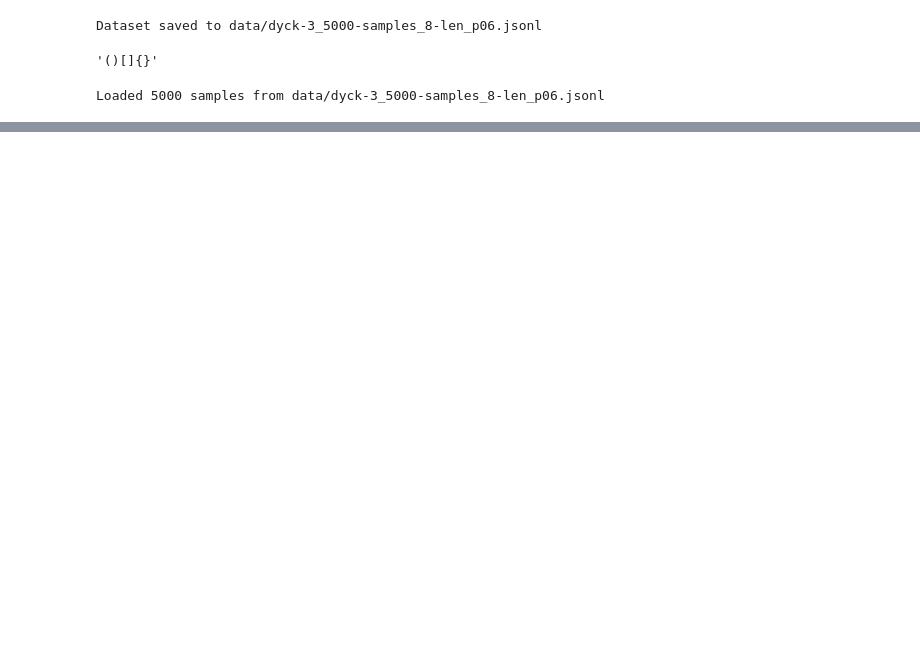
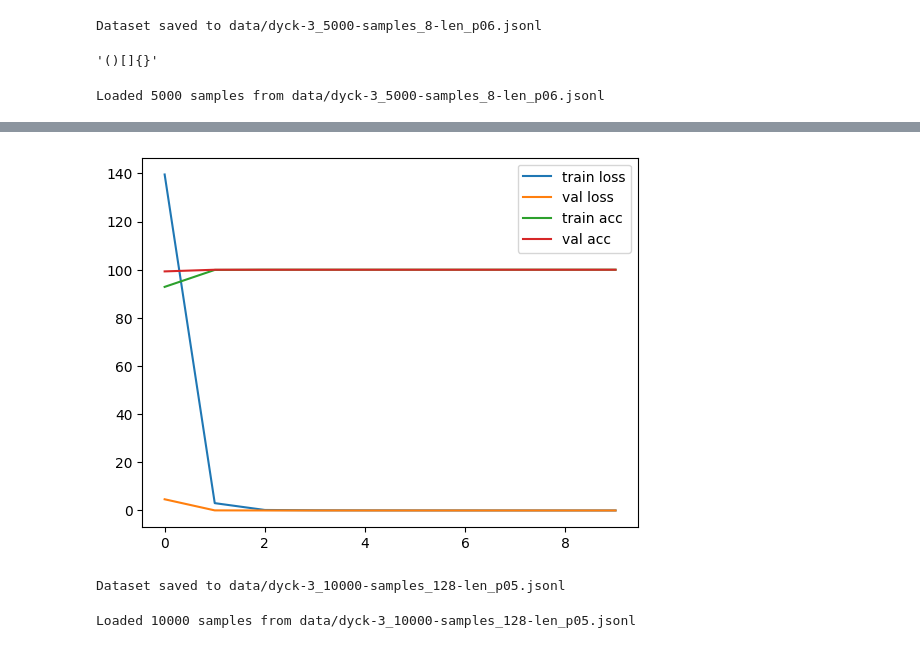
Before and after one commit to matiasmolinolo/transformer-checker, a Jupyter notebook: experiments.ipynb, the cells around one changed output, grey strips where cells are left out. Saved outputs shown, nothing was run; the diff lists cells and outputs as text; code cells hidden in the pictures; blank space fills up the shorter version.

```diff
--- a/experiments.ipynb
+++ b/experiments.ipynb
@@ -472,0 +536,9 @@ plot_attn_matrices(VOCAB, batch, model, min_max_normalize, pad_token_mask)
+# %%
+dyck_3_train = DyckLanguageDataset(dyck_3_train_dataset, VOCAB).to(device)
+
+train_dataset, val_dataset = random_split(
+    dyck_3_train, [0.8, 0.2]
+)
+
+train_dataloader = DataLoader(train_dataset, batch_size=64, shuffle=True)
+val_dataloader = DataLoader(val_dataset, batch_size=64, shuffle=True)
@@ -472,0 +547,12 @@ plot_attn_matrices(VOCAB, batch, model, min_max_normalize, pad_token_mask)
+# %%
+ood_model_config = TransformerClassifierConfig(
+    vocab_size=len(VOCAB),
+    d_model=256,
+    n_heads=1,
+    dim_ff=320,
+    n_layers=2,
+    n_classes=2,
+    max_seq_len=128,
+)
+
+ood_model = TransformerClassifier(ood_model_config).to(device)
@@ -472,0 +582,14 @@ plot_attn_matrices(VOCAB, batch, model, min_max_normalize, pad_token_mask)
+# %%
+crit = torch.nn.CrossEntropyLoss()
+
+optimizer = optim.Adam(ood_model.parameters(), lr=1e-4)
+# %%
+train_loss, train_acc, val_loss, val_acc = ood_model.train_model(
+    device=device,
+    epochs=10,
+    optimizer=optimizer,
+    criterion=crit,
+    train_dataloader=train_dataloader,
+    eval_dataloader=val_dataloader,
+    use_mask="bidirectional",
+)
@@ -472,0 +655,26 @@ plot_attn_matrices(VOCAB, batch, model, min_max_normalize, pad_token_mask)
+# %%
+import matplotlib.pyplot as plt
+
+plt.plot(train_loss, label="train loss")
+plt.plot(val_loss, label="val loss")
+plt.plot(train_acc, label="train acc")
+plt.plot(val_acc, label="val acc")
+plt.legend()
+plt.show()
+# %% [output]
+[figure, added]
+# %%
+dyck_3_test_dataset = generate_dataset(
+    n=10_000,
+    k=3,
+    min_length=32,
+    max_length=128,
+    balanced=0.5,
+)
+# %% [output]
+Dataset saved to data/dyck-3_10000-samples_128-len_p05.jsonl
+# %%
+dyck_3_test = DyckLanguageDataset(dyck_3_test_dataset, VOCAB).to(device)
+test_dataloader = DataLoader(dyck_3_test, batch_size=8, shuffle=True)
+# %% [output]
+Loaded 10000 samples from data/dyck-3_10000-samples_128-len_p05.jsonl
```
Also changed, not shown: parts of 35 cells of this notebook, 1 other file.
